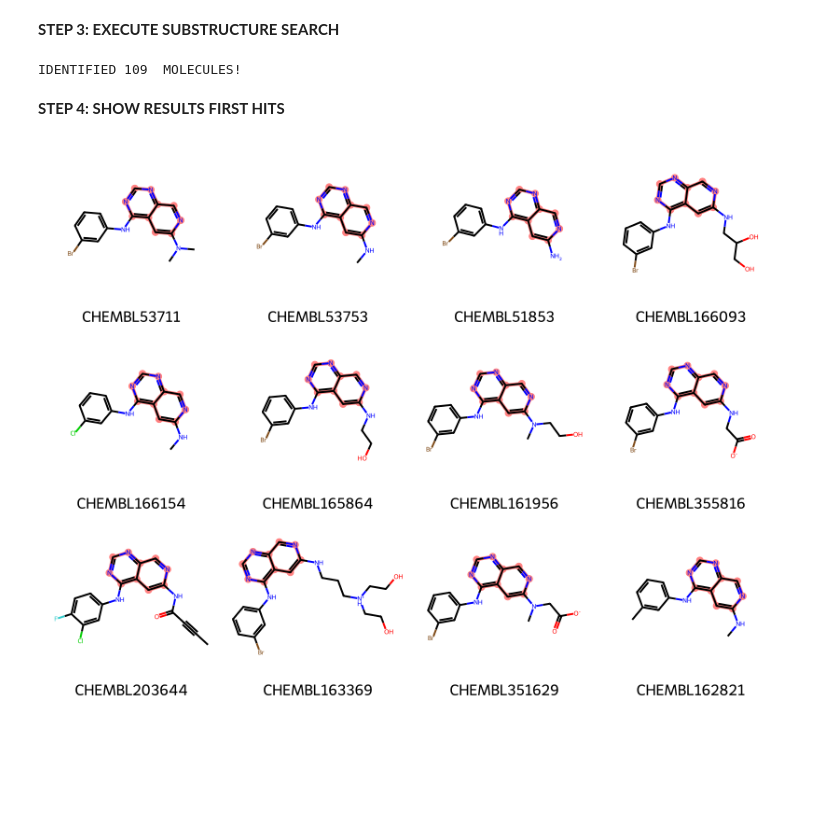
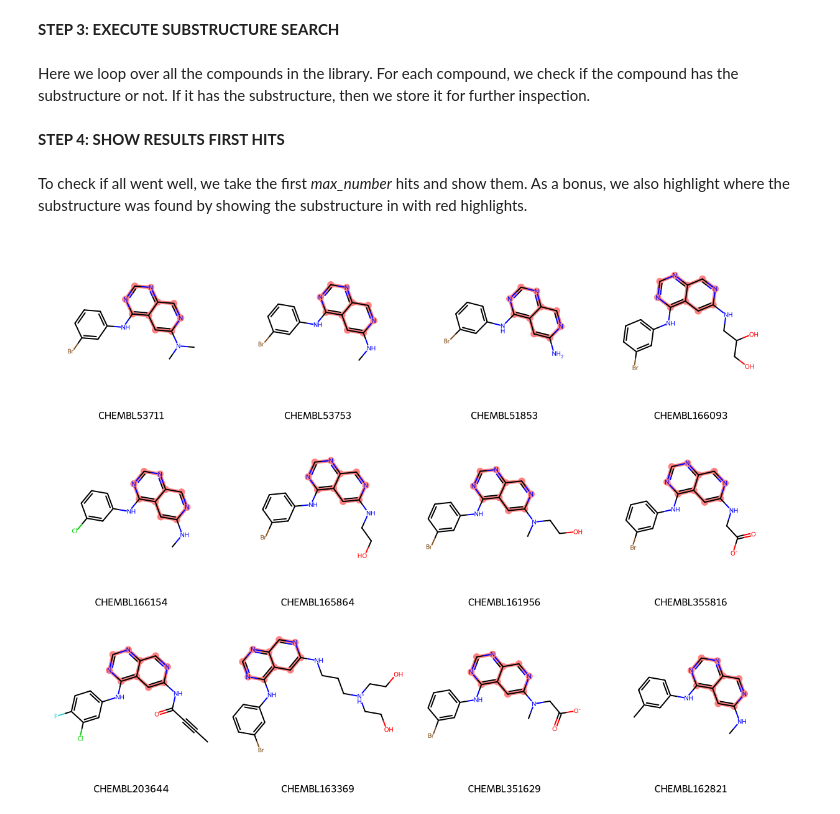
Before and after one commit to AJK-dev/course_materials, a Jupyter notebook: substructure_searches/Substructure_searches_rdkit.ipynb, the cells around one changed output. Saved outputs shown, nothing was run; the diff lists cells and outputs as text; code cells hidden in the pictures; blank space fills up the shorter version.

```diff
--- a/substructure_searches/Substructure_searches_rdkit.ipynb
+++ b/substructure_searches/Substructure_searches_rdkit.ipynb
@@ -17,11 +25,14 @@ PandasTools.AddMoleculeColumnToFrame(cpds, smilesCol='smiles', molCol='molecule'
 # %%
 # Pyridopyrimidine
-substructure = Chem.MolFromSmarts('c12cnccc1cncn2')
+substructure_smiles = 'c12cnccc1cncn2'
+substructure = Chem.MolFromSmarts(substructure_smiles)
 Draw.MolToImage(substructure)
 # %% [output]
 [figure]
 # %% [markdown]
 **STEP 3: EXECUTE SUBSTRUCTURE SEARCH**
+# %% [markdown]
+Here we loop over all the compounds in the library. For each compound, we check if the compound has the substructure or not. If it has the substructure, then we store it for further inspection.
 # %%
 matches = []
 for index, row in cpds.iterrows():
@@ -31,14 +42,14 @@ for index, row in cpds.iterrows():
     matches.append([row["molecule"], [match for matchmol in result for match in matchmol]])
 
 print("IDENTIFIED", len(matches), " MOLECULES!")
-# %% [output]
-IDENTIFIED 109  MOLECULES!
 # %% [markdown]
 **STEP 4: SHOW RESULTS FIRST HITS**
+# %% [markdown]
+To check if all went well, we take the first *max_number* hits and show them. As a bonus, we also highlight where the substructure was found by showing the substructure in with red highlights.
 # %%
 max_number = 12
 selected_mols = [mol[0] for mol in matches[:max_number]]
 selected_matches = [mol[1] for mol in matches[:max_number]]
-Draw.MolsToGridImage(selected_mols, legends=[x.GetProp("_Name") for x in selected_mols], highlightAtomLists=selected_matches, molsPerRow=4)
+Draw.MolsToGridImage(selected_mols, legends=[x.GetProp("_Name") for x in selected_mols], highlightAtomLists=selected_matches, subImgSize=[300, 300], molsPerRow=4)
 # %% [output]
-[figure, old version]
+[figure, new version]
```
Also changed, not shown: parts of 4 cells of this notebook.
